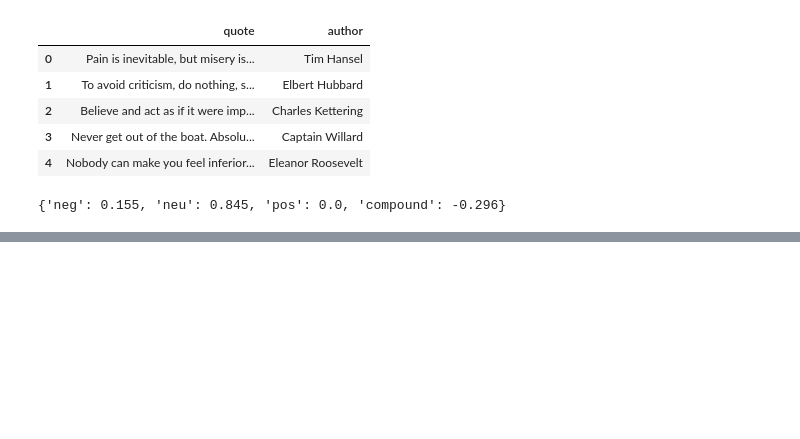
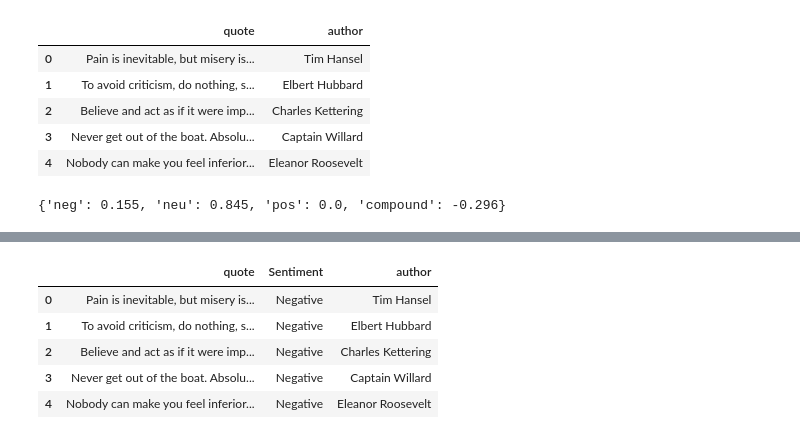
Before and after one commit to JamesAdeshina/Sentiment-Based_Quote_Generator, a Jupyter notebook: app.ipynb, the cells around one changed output, grey strips where cells are left out. Cells and saved outputs as stored; diff of their text form; code cells hidden in the pictures; blank space fills up the shorter version.

```diff
--- a/app.ipynb
+++ b/app.ipynb
@@ -58,0 +124,10 @@ print(sentiment)
+# %%
+# Display basic information about the DataFrame
+df.head()
+# %% [output]
+|  | quote | Sentiment | author |
+| 0 | Pain is inevitable, but misery is... | Negative | Tim Hansel |
+| 1 | To avoid criticism, do nothing, s... | Negative | Elbert Hubbard |
+| 2 | Believe and act as if it were imp... | Negative | Charles Kettering |
+| 3 | Never get out of the boat. Absolu... | Negative | Captain Willard |
+| 4 | Nobody can make you feel inferior... | Negative | Eleanor Roosevelt |
```
Also changed, not shown: parts of 13 cells of this notebook.
